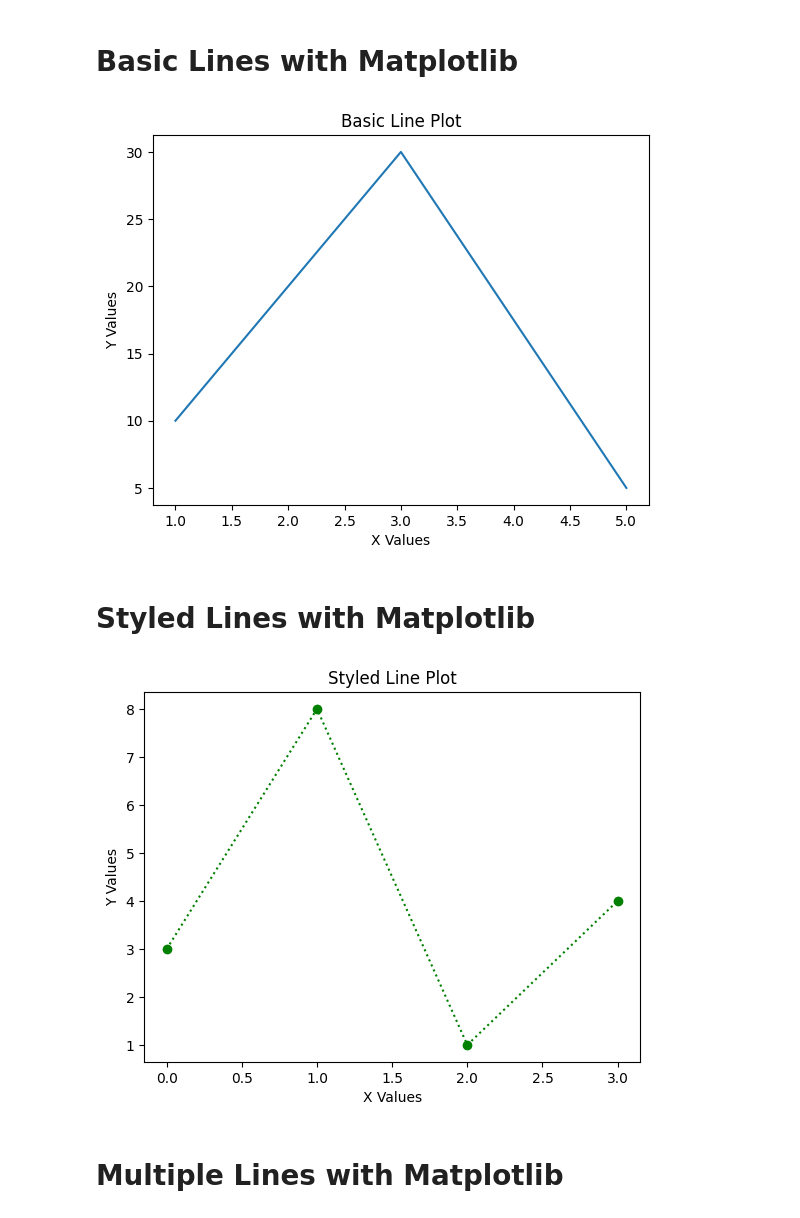
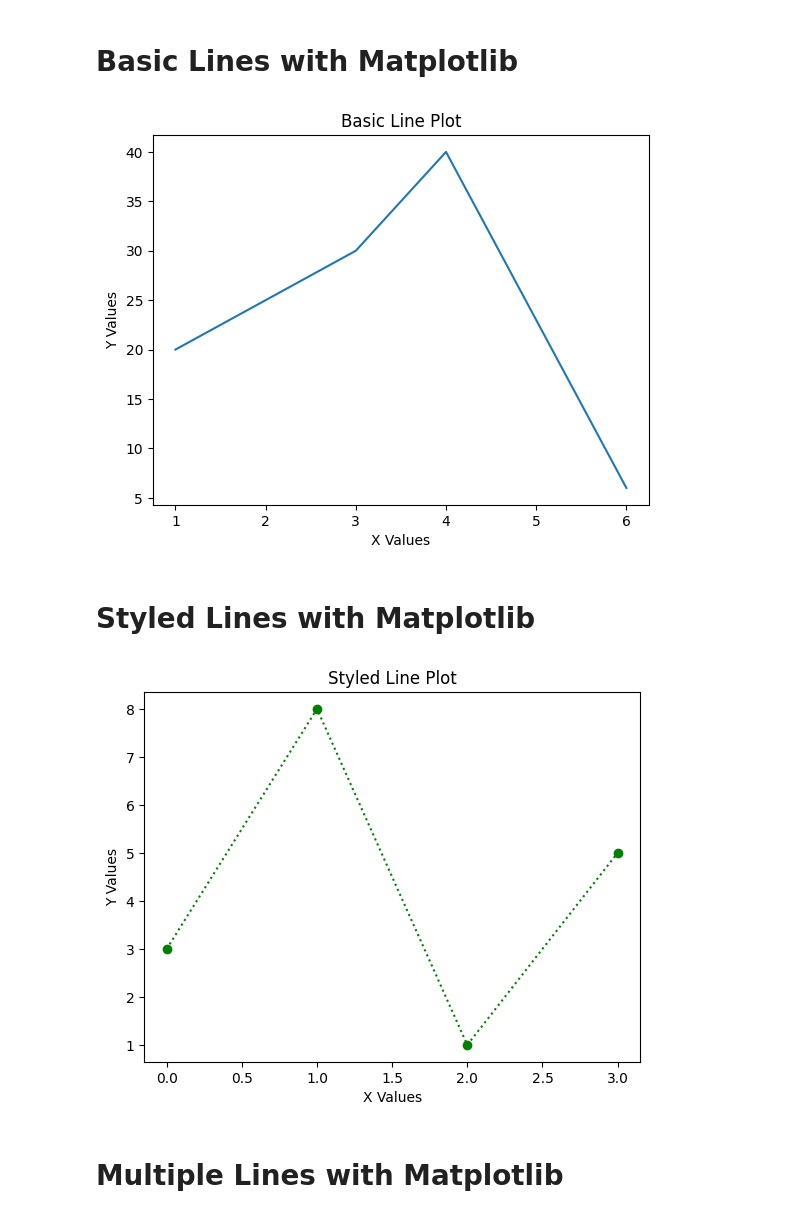
Before and after one commit to Islamintech/computer_vision, a Jupyter notebook: matplotlib.ipynb, the cells around one changed output. Drawn from its saved outputs; the diff is of its cells as text; code cells hidden in the pictures.

```diff
--- a/matplotlib.ipynb
+++ b/matplotlib.ipynb
@@ -6,22 +6,22 @@ import numpy as np
 # %% [markdown]
 # **Basic Lines with Matplotlib**
 # %%
-x = np.array([1,2,3,5])
-y = np.array([10,20,30,5])
+x = np.array([1,3,4,6])
+y = np.array([20,30,40,6])
 
 plt.plot(x,y)
 plt.title("Basic Line Plot")
 plt.xlabel("X Values")
 plt.ylabel("Y Values")
 plt.show()
 # %% [output]
-[figure, old version]
+[figure, new version]
 # %% [markdown]
 # **Styled Lines with Matplotlib**
 # %%
 from matplotlib.lines import lineStyles
-x = np.array([1,2,3,4])
-y = np.array([3,8,1,4])
+x = np.array([1,2,3,5])
+y = np.array([3,8,1,5])
 
 plt.plot(y, linestyle='dotted', color='green', marker='o')
 plt.title("Styled Line Plot")
@@ -29,7 +29,7 @@ plt.xlabel("X Values")
 plt.ylabel("Y Values")
 plt.show()
 # %% [output]
-[figure, old version]
+[figure, new version]
 # %% [markdown]
 # **Multiple Lines with Matplotlib**
 # %%
```
